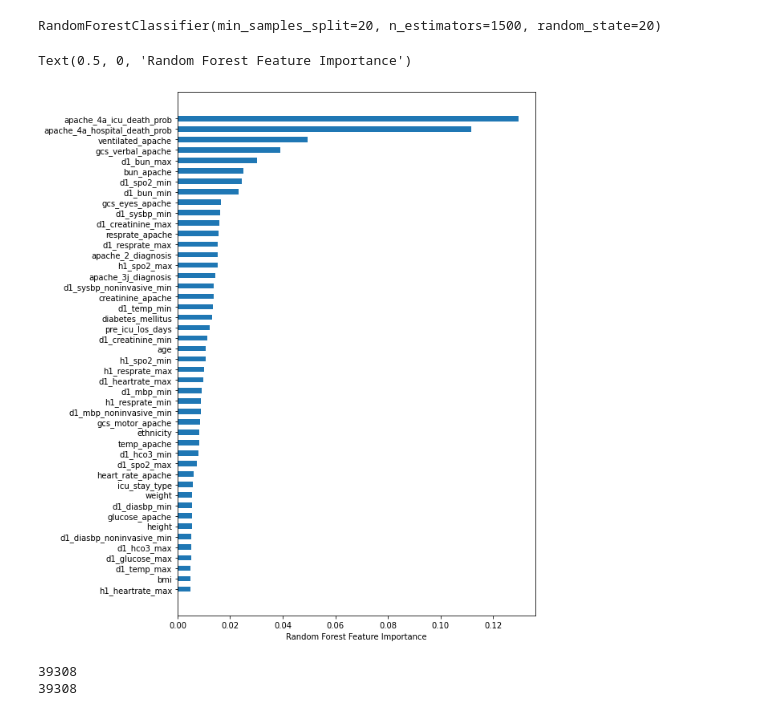
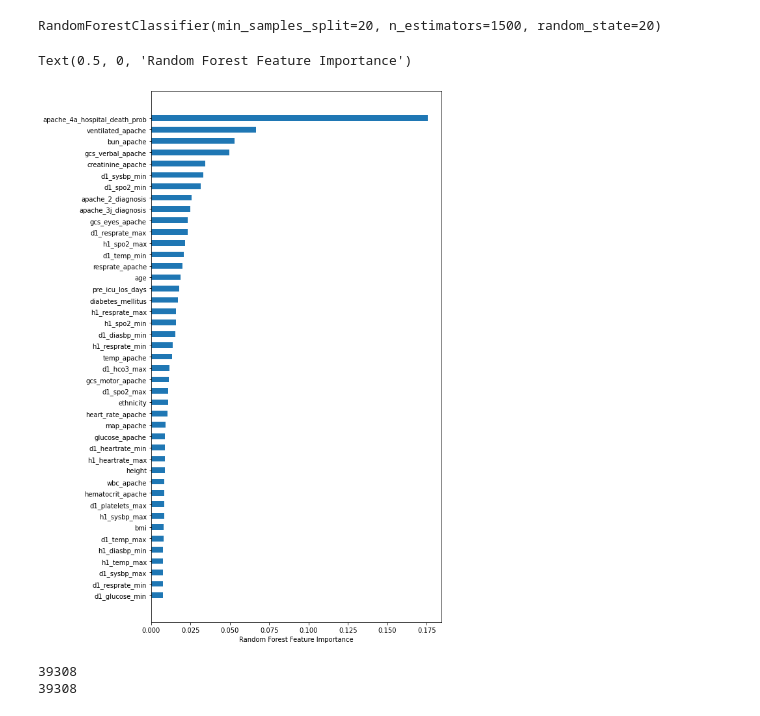
Before and after one commit to siddiqua102/scientific.prog, a Jupyter notebook: notebook.ipynb, the cells around one changed output. Saved outputs shown, nothing was run; the diff lists cells and outputs as text; code cells hidden in the pictures.

```diff
--- a/notebook.ipynb
+++ b/notebook.ipynb
@@ -619,13 +651,13 @@ sorted_idx = RF_classifier.feature_importances_.argsort()
 # %%
 import matplotlib.pyplot as plt
 
-plt.figure(figsize=(8,12))
-plt.barh(X_train.columns[sorted_idx[60:106]], RF_classifier.feature_importances_[sorted_idx[60:106]],
+plt.figure(figsize=(8,15))
+plt.barh(X_train.columns[sorted_idx[25:68]], RF_classifier.feature_importances_[sorted_idx[25:68]],
 height=0.5)
 plt.xlabel("Random Forest Feature Importance")
 # %% [output]
 Text(0.5, 0, 'Random Forest Feature Importance')
-[figure, old version]
+[figure, new version]
 # %%
 prob = RF_classifier.predict_proba(unlabeled)[:,1]
 
```
Also changed, not shown: parts of 28 cells of this notebook, 28 other files.
